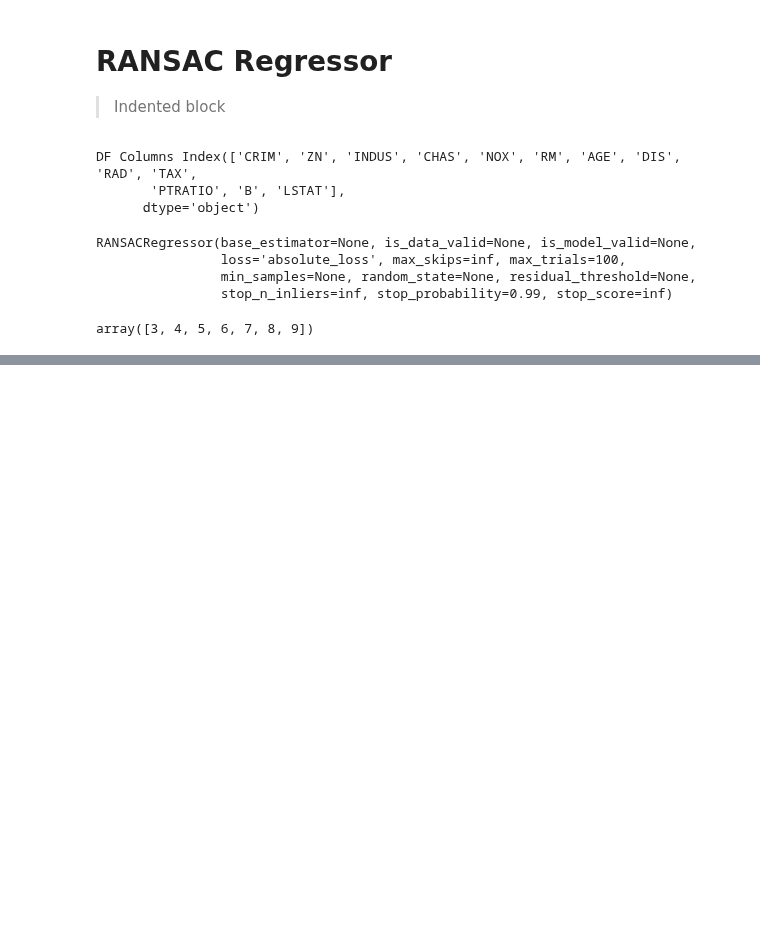
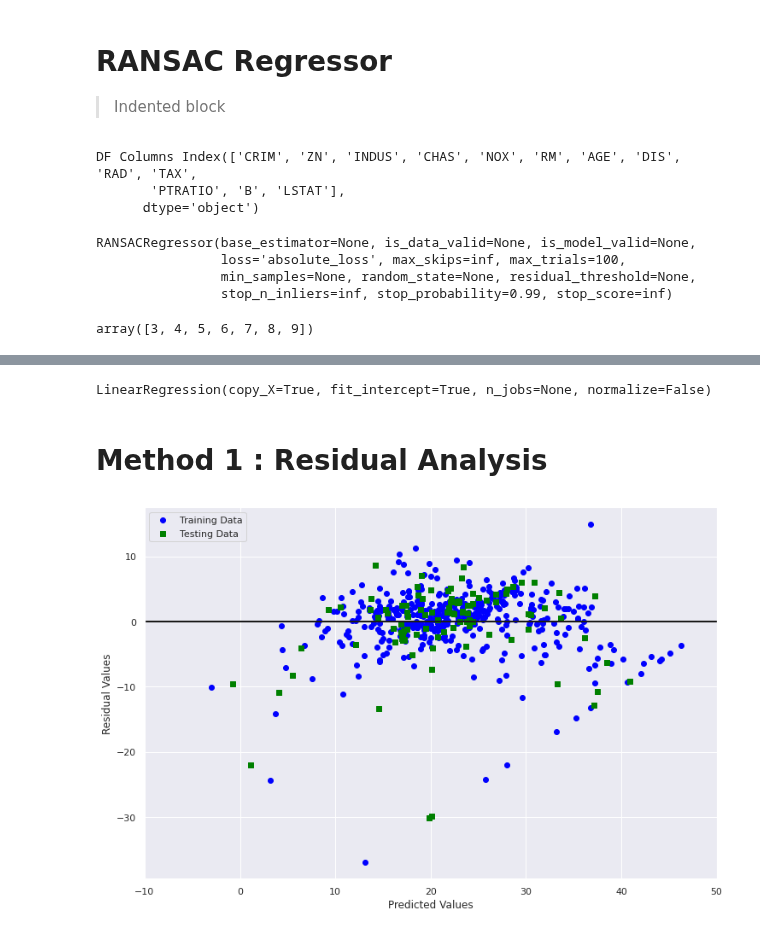
Before and after one commit to milu234/Project_Perseverance, a Jupyter notebook: Dealing_with_non_linear_relationships.ipynb, the cells around one changed output, grey strips where cells are left out. Drawn from its saved outputs; the diff is of its cells as text; code cells hidden in the pictures; blank space fills up the shorter version.

Commit message:
Residual Analysis Completed

```diff
--- a/Dealing_with_non_linear_relationships.ipynb
+++ b/Dealing_with_non_linear_relationships.ipynb
@@ -205,0 +216,25 @@ ransac.estimator_.intercept_
+# %%
+from sklearn.linear_model import LinearRegression
+lr = LinearRegression()
+# %%
+lr.fit(X_train, y_train)
+# %% [output]
+LinearRegression(copy_X=True, fit_intercept=True, n_jobs=None, normalize=False)
+# %%
+y_train_pred = lr.predict(X_train)
+# %%
+y_test_pred = lr.predict(X_test)
+# %% [markdown]
+# **Method 1 : Residual Analysis**
+# %%
+plt.figure(figsize=(12,8))
+plt.scatter(y_train_pred , y_train_pred-y_train,c = 'blue' , marker = 'o' , label = 'Training Data')
+plt.scatter(y_test_pred , y_test_pred-y_test,c = 'green' , marker = 's' , label = 'Testing Data')
+plt.xlabel('Predicted Values')
+plt.ylabel("Residual Values")
+plt.legend(loc = 'upper left')
+plt.hlines(y=0,xmin = -10, xmax = 50, lw=2, color = 'k')
+plt.xlim([-10, 50])
+plt.show()
+# %% [output]
+[figure, added]
```
Also changed, not shown: parts of 9 cells of this notebook.
